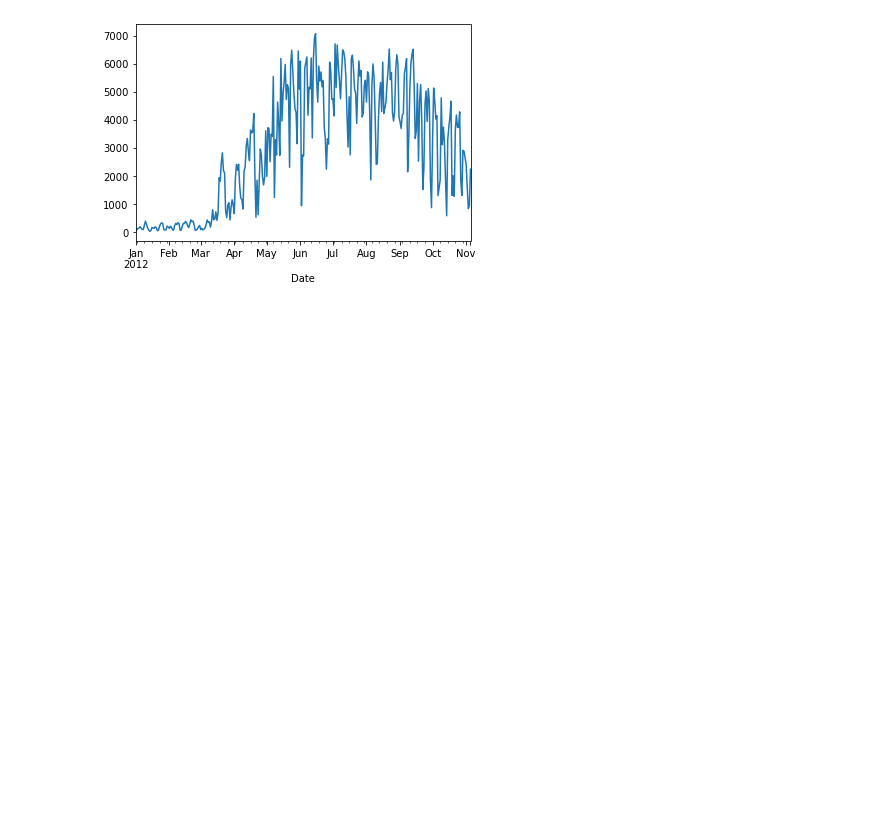
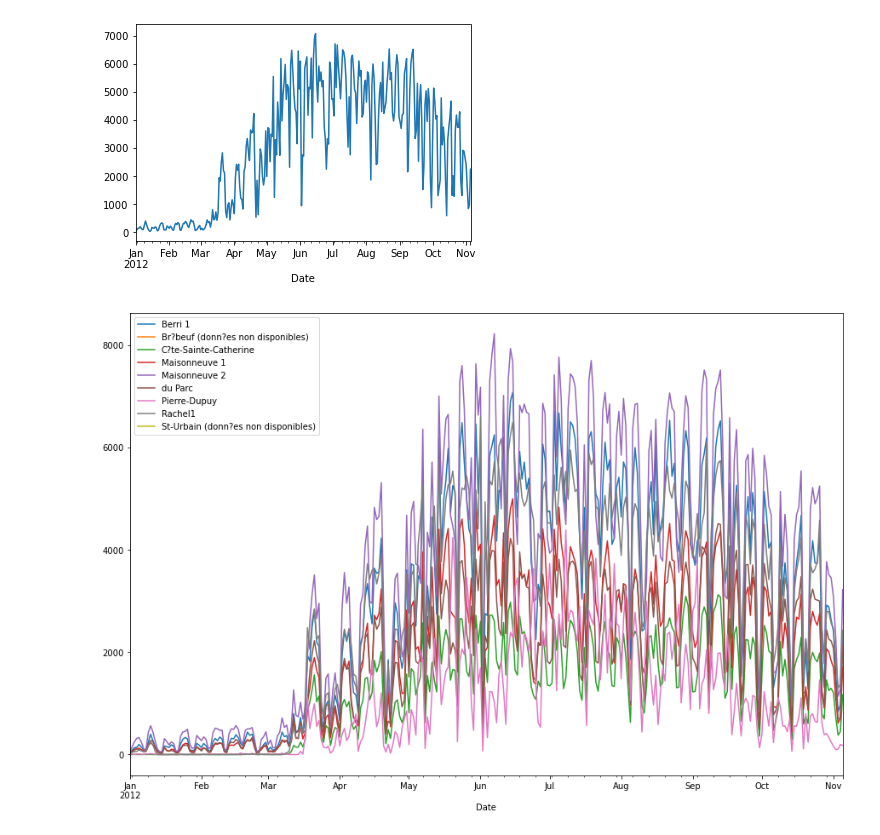
Before and after one commit to aa-ag/pcb, a Jupyter notebook: 1.READING_FROM_A_CSV.ipynb, the cells around one changed output. Drawn from its saved outputs; the diff is of its cells as text; code cells hidden in the pictures; blank space fills up the shorter version.

Commit message:
plotting all columns, provided that they all have been cleaned, and uniformly formatted

```diff
--- a/1.READING_FROM_A_CSV.ipynb
+++ b/1.READING_FROM_A_CSV.ipynb
@@ -52,3 +52,8 @@ fixed_df['Berri 1'].plot()
 # %% [output]
 <AxesSubplot:xlabel='Date'>
 [figure]
+# %%
+fixed_df.plot(figsize=(15, 10))
+plt.show()
+# %% [output]
+[figure, added]
```
